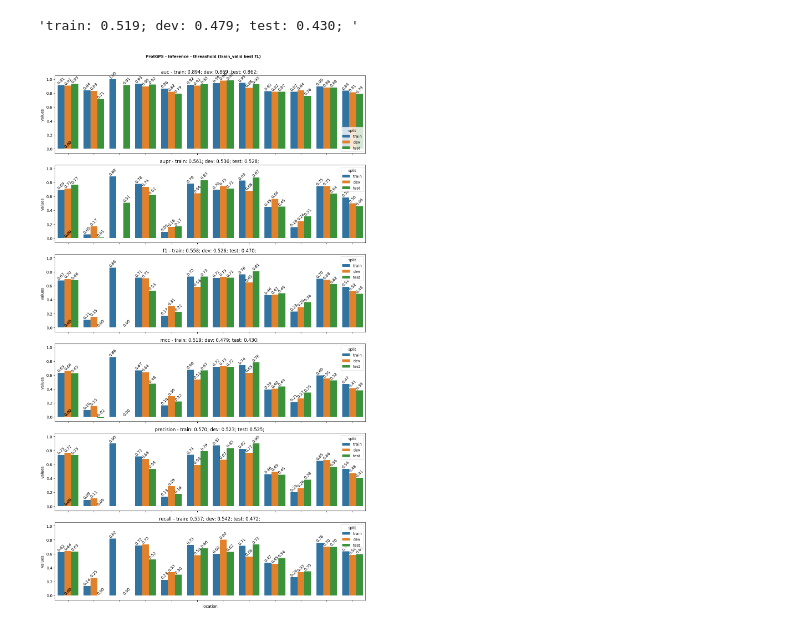
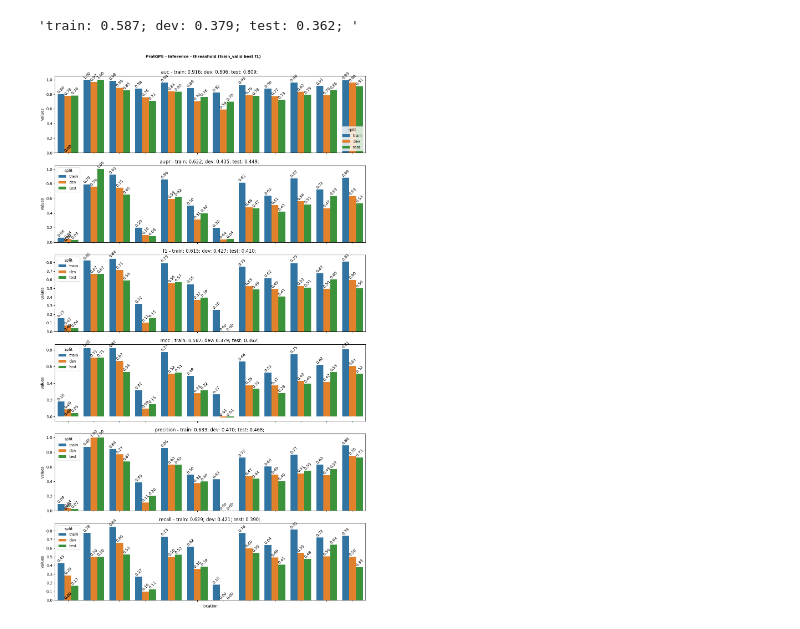
Before and after one commit to shuaizengMU/protgps, a Jupyter notebook: performance_analysis_official.ipynb, the cells around one changed output. Cells and saved outputs as stored; diff of their text form; code cells hidden in the pictures.

```diff
--- a/performance_analysis_official.ipynb
+++ b/performance_analysis_official.ipynb
@@ -26,22 +26,22 @@ import pandas as pd
 # PREDICTION_FILENAME = "/home/zengs/data/Code/reproduce/protgps/test_runs/inference/prediction.csv"
 # output_img_filename = os.path.join("/home/zengs/data/Code/reproduce/protgps/test_runs/inference", "protGPS_inference.png")
 
-predict_dir = "/home/zengs/data/Code/reproduce/protgps/test_runs/finetune-26epoch"
+predict_dir = "/home/zengs/data/Code/reproduce/protgps/test_runs/official_model_train_random_split_3"
 PREDICTION_FILENAME = f"{predict_dir}/prediction.csv"
 output_img_filename = os.path.join(predict_dir, "SFT.png")
 
-LABEL_COLS = ['TRANSCRIPTIONAL',
- 'CHROMOSOME',
- 'NUCLEAR_PORE_COMPLEX',
- 'NUCLEAR_SPECKLE',
- 'P-BODY',
- 'PML-BDOY',
- 'POST_SYNAPTIC_DENSITY',
- 'STRESS_GRANULE',
- 'NUCLEOLUS',
- 'CAJAL_BODY',
- 'RNA_GRANULE',
- 'CELL_JUNCTION']
+LABEL_COLS = ["NUCLEAR_SPECKLE",
+              "P-BODY",
+              "PML-BDOY",
+              "POST_SYNAPTIC_DENSITY",
+              "STRESS_GRANULE",
+              "CHROMOSOME",
+              "NUCLEOLUS",
+              "NUCLEAR_PORE_COMPLEX",
+              "CAJAL_BODY",
+              "RNA_GRANULE",
+              "CELL_JUNCTION",
+              "TRANSCRIPTIONAL"]
 
 PRED_COLS = [ f"{col}_Score" for col in LABEL_COLS]
 # %%
@@ -194,39 +194,39 @@ for onerow in mean_performance_df[mean_performance_df.metrics_name == "mcc"].val
 
 res
 # %% [output]
-'train: 0.519; dev: 0.479; test: 0.430; '
+'train: 0.587; dev: 0.379; test: 0.362; '
 # %%
 # Create subplots
 unique_metrics = location_performance_df["metrics_name"].unique()
-fig, axes = plt.subplots(len(unique_metrics), 1, figsize=(12, 20), sharex=True, sharey=True)
+fig, axes = plt.subplots(len(unique_metrics), 1, figsize=(12, 20), sharex=True, sharey=False)
 
 # Ensure axes is iterable even if there's only one metric
 if len(unique_metrics) == 1:
     axes = [axes]
 
 # Loop through each metric and plot
 for ax, (metrics_name, one_metrics_df) in zip(axes, location_performance_df.groupby("metrics_name")):
     sns.barplot(data=one_metrics_df, x="location", y="values", hue="split", ax=ax)
 
     res = ""
     for onerow in mean_performance_df[mean_performance_df.metrics_name == metrics_name].values:
       res += f"{onerow[0]}: {onerow[2]:.3f}; "
 
     # Show values above bars
     for p in ax.patches:
         ax.text(p.get_x() + p.get_width() / 2,  # X position
                 p.get_height(),  # Y position (above the bar)
                 f'{p.get_height():0.2f}',  # Value text
                 ha='center', va='bottom', fontsize=10, color='black', rotation=45)  # Rotate text
 
     ax.set_title(f"{metrics_name} - {res}")
     ax.set_xticklabels(ax.get_xticklabels(), rotation=80)
 
 fig.suptitle("ProtGPS - Inference - threashold (train_valid best f1)", fontsize=10, fontweight='bold', y=1.005)
 plt.tight_layout()  # Adjust layout
 
 
 plt.savefig(output_img_filename, dpi=200, bbox_inches="tight")
 plt.show()
 # %% [output]
-[figure, old version]
+[figure, new version]
```
Also changed, not shown: 51 other files.
